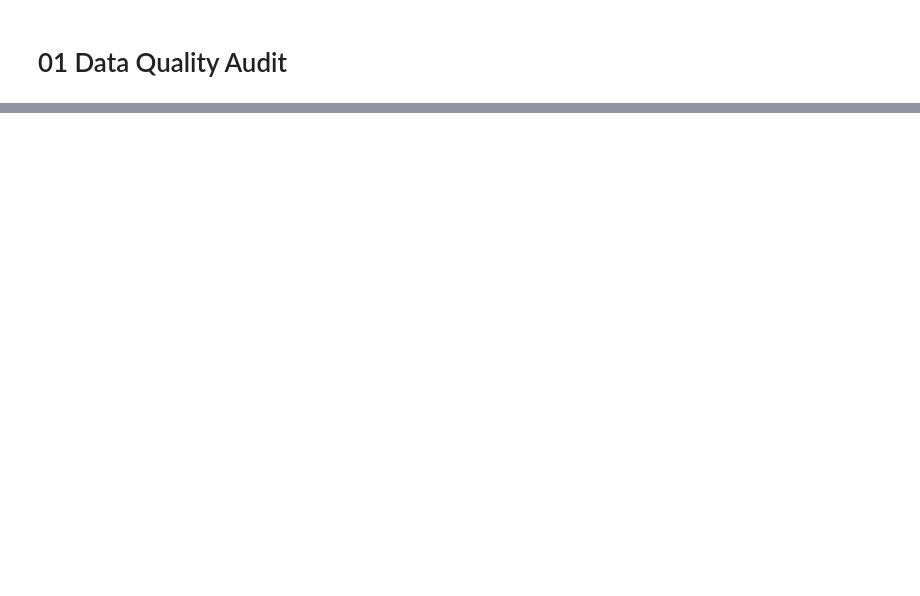
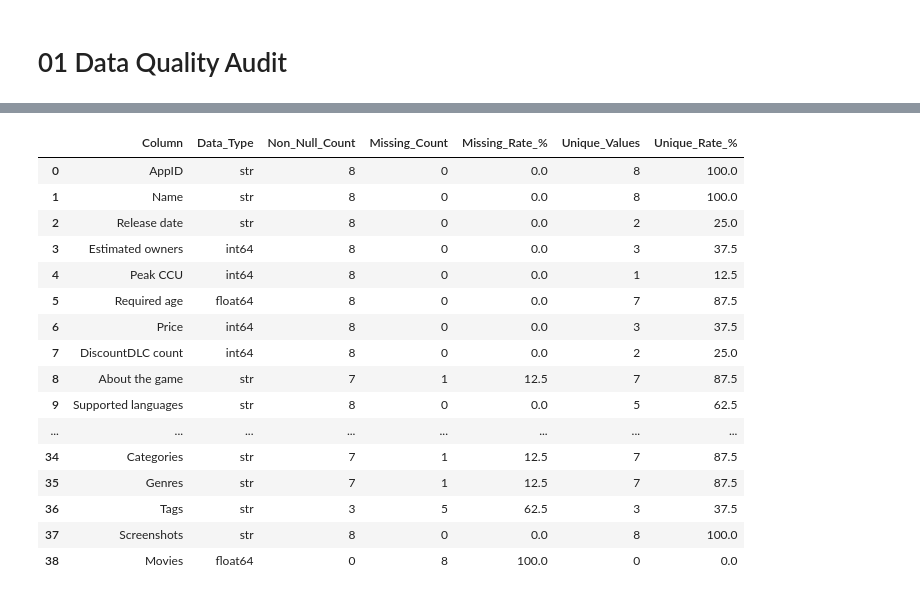
Before and after one commit to huytu059-blip/Games_Data_Science, a Jupyter notebook: notebooks/01_data_quality.ipynb, the cells around one changed output, grey strips where cells are left out. Saved outputs shown, nothing was run; the diff lists cells and outputs as text; code cells hidden in the pictures; blank space fills up the shorter version.

```diff
--- a/notebooks/01_data_quality.ipynb
+++ b/notebooks/01_data_quality.ipynb
@@ -45,0 +86,39 @@ df_raw.info()
+# %%
+# check missing values
+overview = pd.DataFrame({
+    "Column": df_raw.columns,
+    "Data_Type": [str(df_raw[col].dtype) for col in df_raw.columns],
+    "Non_Null_Count": [int(df_raw[col].notna().sum()) for col in df_raw.columns],
+    "Missing_Count": [int(df_raw[col].isna().sum()) for col in df_raw.columns],
+    "Missing_Rate_%": [
+        round(float(df_raw[col].isna().mean() * 100), 2)
+        for col in df_raw.columns
+    ],
+    "Unique_Values": [
+        int(df_raw[col].nunique(dropna=True)) for col in df_raw.columns
+    ],
+    "Unique_Rate_%": [
+        round(float(df_raw[col].nunique(dropna=True) / max(len(df_raw), 1) * 100), 2)
+        for col in df_raw.columns
+    ]
+})
+
+display(overview)
+# %% [output]
+|  | Column | Data_Type | Non_Null_Count | Missing_Count | Missing_Rate_% | Unique_Values | Unique_Rate_% |
+| 0 | AppID | str | 8 | 0 | 0.0 | 8 | 100.0 |
+| 1 | Name | str | 8 | 0 | 0.0 | 8 | 100.0 |
+| 2 | Release date | str | 8 | 0 | 0.0 | 2 | 25.0 |
+| 3 | Estimated owners | int64 | 8 | 0 | 0.0 | 3 | 37.5 |
+| 4 | Peak CCU | int64 | 8 | 0 | 0.0 | 1 | 12.5 |
+| 5 | Required age | float64 | 8 | 0 | 0.0 | 7 | 87.5 |
+| 6 | Price | int64 | 8 | 0 | 0.0 | 3 | 37.5 |
+| 7 | DiscountDLC count | int64 | 8 | 0 | 0.0 | 2 | 25.0 |
+| 8 | About the game | str | 7 | 1 | 12.5 | 7 | 87.5 |
+| 9 | Supported languages | str | 8 | 0 | 0.0 | 5 | 62.5 |
+| ... | ... | ... | ... | ... | ... | ... | ... |
+| 34 | Categories | str | 7 | 1 | 12.5 | 7 | 87.5 |
+| 35 | Genres | str | 7 | 1 | 12.5 | 7 | 87.5 |
+| 36 | Tags | str | 3 | 5 | 62.5 | 3 | 37.5 |
+| 37 | Screenshots | str | 8 | 0 | 0.0 | 8 | 100.0 |
+| 38 | Movies | float64 | 0 | 8 | 100.0 | 0 | 0.0 |
```
Also changed, not shown: parts of 9 cells of this notebook.
